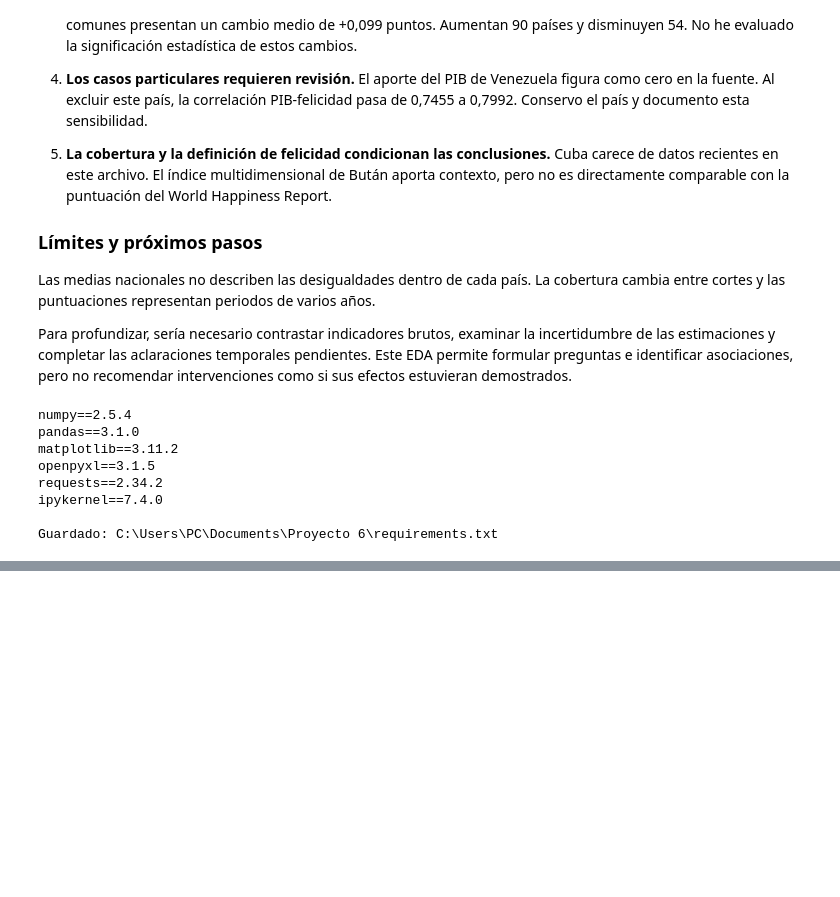
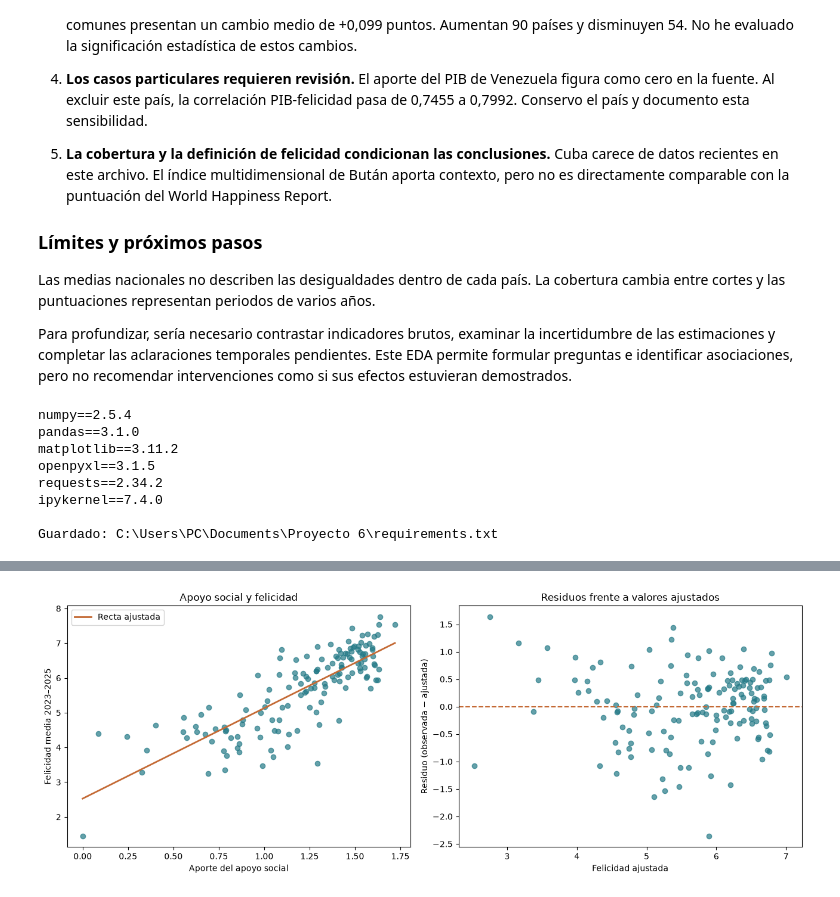
Before and after one commit to Bootcamp-DA-P3/eda-felicidad-mundial-EddySantana, a Jupyter notebook: notebooks/analisis_felicidad.ipynb, the cells around one changed output, grey strips where cells are left out. Drawn from its saved outputs; the diff is of its cells as text; code cells hidden in the pictures; blank space fills up the shorter version.

```diff
--- a/notebooks/analisis_felicidad.ipynb
+++ b/notebooks/analisis_felicidad.ipynb
@@ -1905,0 +2279,78 @@ Guardado: C:\Users\PC\Documents\Proyecto 6\requirements.txt
+# %%
+import numpy as np
+import matplotlib.pyplot as plt
+
+# Selecciono los países con ambos valores disponibles.
+datos_regresion = df_factores[
+    ["pais_original", "aporte_apoyo_social", "felicidad_media_3_anios"]
+].dropna().copy()
+
+x = datos_regresion["aporte_apoyo_social"].to_numpy()
+y = datos_regresion["felicidad_media_3_anios"].to_numpy()
+
+# Ajusto la recta mediante mínimos cuadrados.
+pendiente, intercepto = np.polyfit(x, y, deg=1)
+y_ajustada = intercepto + pendiente * x
+residuos = y - y_ajustada
+
+suma_residuos = np.sum(residuos ** 2)
+suma_total = np.sum((y - y.mean()) ** 2)
+
+r2 = 1 - suma_residuos / suma_total
+rmse = np.sqrt(np.mean(residuos ** 2))
+
+# Comparo los valores observados con la recta y reviso los residuos.
+fig, axes = plt.subplots(1, 2, figsize=(13, 5))
+
+orden = np.argsort(x)
+
+axes[0].scatter(x, y, color="#247A87", alpha=0.7)
+axes[0].plot(
+    x[orden],
+    y_ajustada[orden],
+    color="#C46A35",
+    linewidth=2,
+    label="Recta ajustada",
+)
+axes[0].set(
+    title="Apoyo social y felicidad",
+    xlabel="Aporte del apoyo social",
+    ylabel="Felicidad media 2023–2025",
+)
+axes[0].legend()
+
+axes[1].scatter(y_ajustada, residuos, color="#247A87", alpha=0.7)
+axes[1].axhline(0, color="#C46A35", linestyle="--")
+axes[1].set(
+    title="Residuos frente a valores ajustados",
+    xlabel="Felicidad ajustada",
+    ylabel="Residuo (observada − ajustada)",
+)
+
+fig.tight_layout()
+
+ruta_figura = (
+    carpeta_proyecto / "reports" / "figures" / "regresion_apoyo_social.png"
+)
+ruta_figura.parent.mkdir(parents=True, exist_ok=True)
+fig.savefig(ruta_figura, dpi=150, bbox_inches="tight")
+plt.show()
+
+# Guardo los valores ajustados y los residuos para revisar el análisis.
+datos_regresion["felicidad_ajustada"] = y_ajustada
+datos_regresion["residuo"] = residuos
+
+ruta_resultados = carpeta_proyecto / "reports" / "regresion_apoyo_social.csv"
+datos_regresion.to_csv(
+    ruta_resultados, index=False, encoding="utf-8-sig"
+)
+
+print(f"Países analizados: {len(datos_regresion)}")
+print(f"Pendiente: {pendiente:.4f}")
+print(f"Intercepto: {intercepto:.4f}")
+print(f"R² del ajuste: {r2:.4f}")
+print(f"RMSE del ajuste: {rmse:.4f}")
+print(f"Gráfico guardado: {ruta_figura}")
+print(f"Resultados guardados: {ruta_resultados}")
+# %% [output]
+[figure, added]
```
Also changed, not shown: parts of 14 cells of this notebook, 5 other files.
